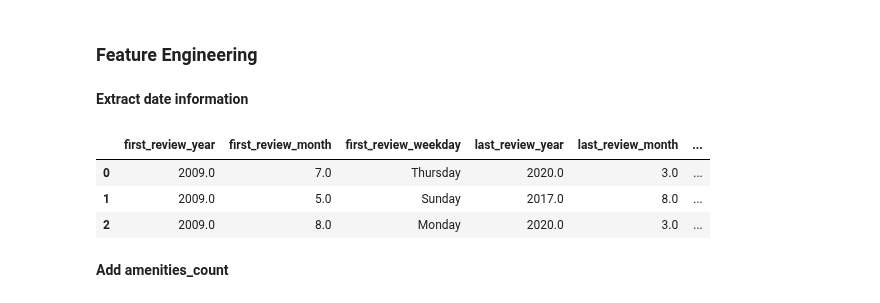
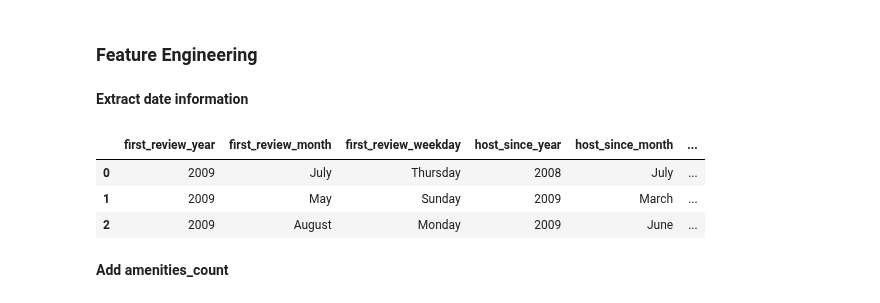
Before and after one commit to KishenSharma6/SF-Airbnb-Analysis, a Jupyter notebook: Project_Codes/03_Processing/2020_0530_Listings_ML_Preprocessing.ipynb, the cells around one changed output. Saved outputs shown, nothing was run; the diff lists cells and outputs as text; code cells hidden in the pictures.

```diff
--- a/Project_Codes/03_Processing/2020_0530_Listings_ML_Preprocessing.ipynb
+++ b/Project_Codes/03_Processing/2020_0530_Listings_ML_Preprocessing.ipynb
@@ -93,26 +93,22 @@ df.drop(cols, axis = 1, inplace = True)
 # %% [markdown]
 **Extract date information**
 # %%
-#Extract time data from first_review
-df['first_review_year'] = df['first_review'].dt.year
-df['first_review_month'] = df['first_review'].dt.month_name()
-df['first_review_weekday'] = df['first_review'].dt.day_name()
-
-#Extract time data from last_review
-df['last_review_year'] = df['last_review'].dt.year
-df['last_review_month'] = df['last_review'].dt.month_name()
-df['last_review_weekday'] = df['last_review'].dt.day_name()
+#Extract time data from datetime64 cols
+for col in df.select_dtypes('datetime64'):
+    df[col + '_year'] = df[col].dt.year.astype('object')
+    df[col + '_month'] = df[col].dt.month_name()
+    df[col + '_weekday'] = df[col].dt.day_name()
 
 #Drop original date columns
-df.drop(['first_review','last_review'],axis = 1,inplace = True)
+df.drop(['first_review','host_since','last_review'],axis = 1,inplace = True)
 
 #Check
-display(df.iloc[:,-6:].head(3))
+display(df.iloc[:,-9:].head(3))
 # %% [output]
-|  | first_review_year | first_review_month | first_review_weekday | last_review_year | last_review_month | ... |
-| 0 | 2009.0 | 7.0 | Thursday | 2020.0 | 3.0 | ... |
-| 1 | 2009.0 | 5.0 | Sunday | 2017.0 | 8.0 | ... |
-| 2 | 2009.0 | 8.0 | Monday | 2020.0 | 3.0 | ... |
+|  | first_review_year | first_review_month | first_review_weekday | host_since_year | host_since_month | ... |
+| 0 | 2009 | July | Thursday | 2008 | July | ... |
+| 1 | 2009 | May | Sunday | 2009 | March | ... |
+| 2 | 2009 | August | Monday | 2009 | June | ... |
 # %% [markdown]
 **Add amenities_count**
 # %%
```
Also changed, not shown: parts of 8 cells of this notebook.
